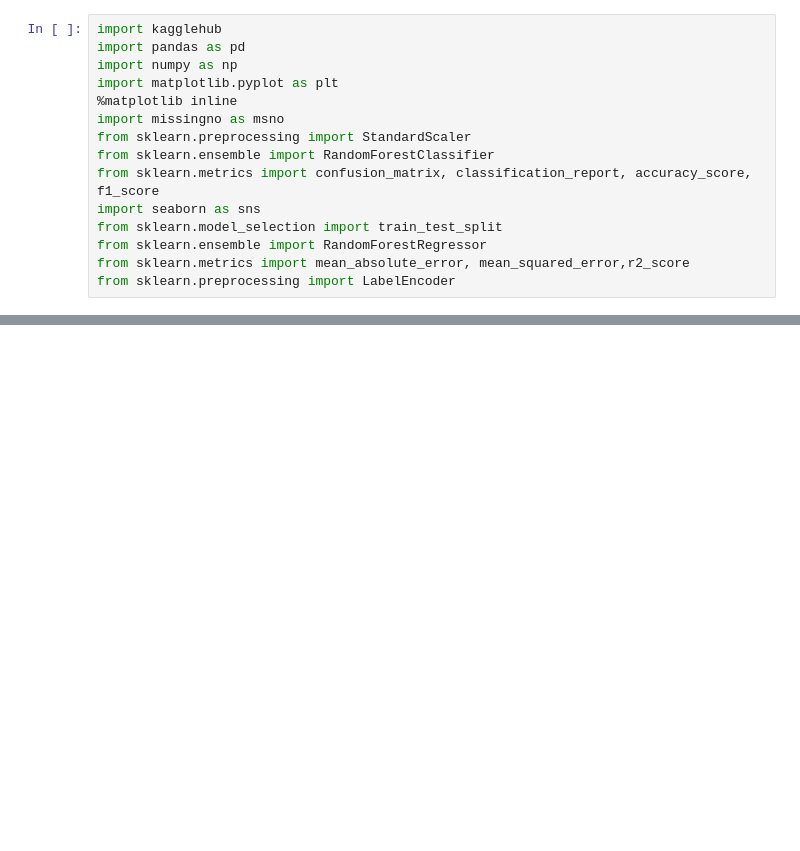
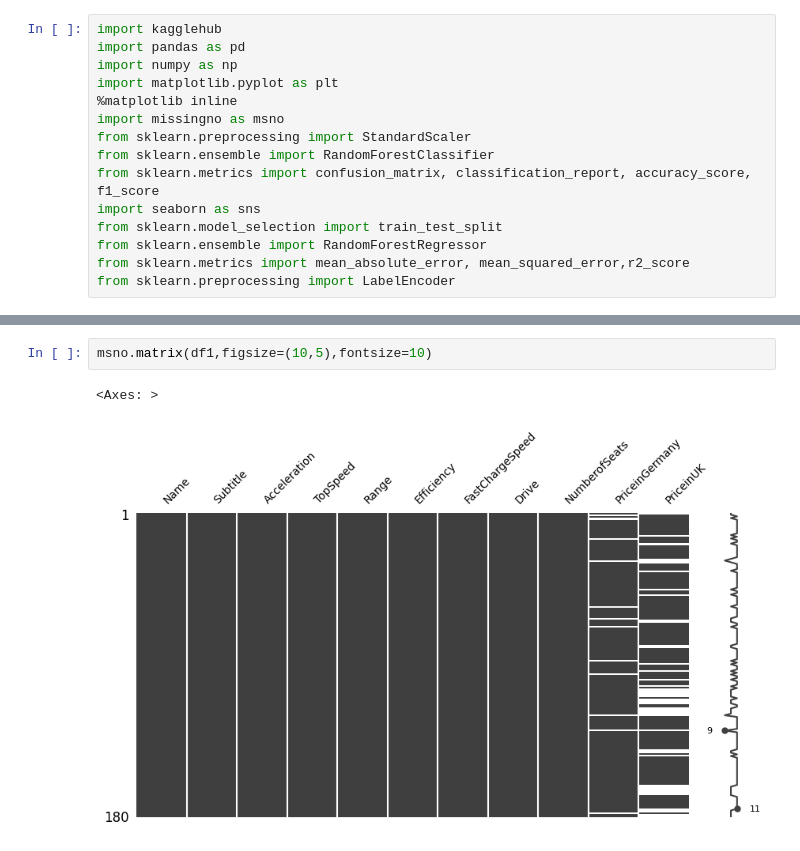
Before and after one commit to inamsatti/ElectricVehicles, a Jupyter notebook: Project.ipynb, the cells around one changed output, grey strips where cells are left out. Saved outputs shown, nothing was run; the diff lists cells and outputs as text; blank space fills up the shorter version.

```diff
--- a/Project.ipynb
+++ b/Project.ipynb
@@ -31,3 +31,8 @@ Path to dataset files: /root/.cache/kagglehub/datasets/kkhandekar/cheapest-elect
 | 2 | Nissan Leaf | Battery Electric Vehicle | 36 kWh | 7.9 sec | 144 km/h | 220 km | 164 Wh/km | 230 km/h | Front Wheel Drive | ... |
 | 3 | Audi e-tron Sportback 55 quattro | Battery Electric Vehicle | 86.5 kWh | 5.7 sec | 200 km/h | 375 km | 231 Wh/km | 600 km/h | All Wheel Drive | ... |
 | 4 | Porsche Taycan Turbo S | Battery Electric Vehicle | 83.7 kWh | 2.8 sec | 260 km/h | 390 km | 215 Wh/km | 860 km/h | All Wheel Drive | ... |
+# %%
+msno.matrix(df1,figsize=(10,5),fontsize=10)
+# %% [output]
+<Axes: >
+[figure, added]
```
